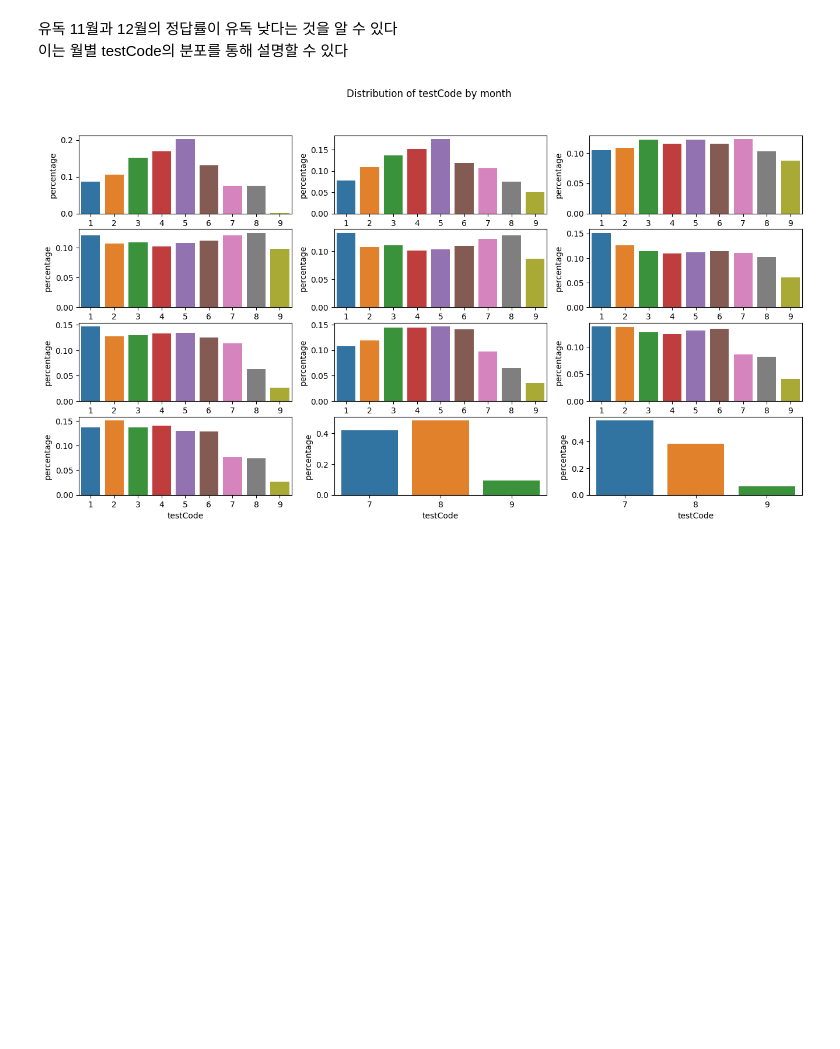
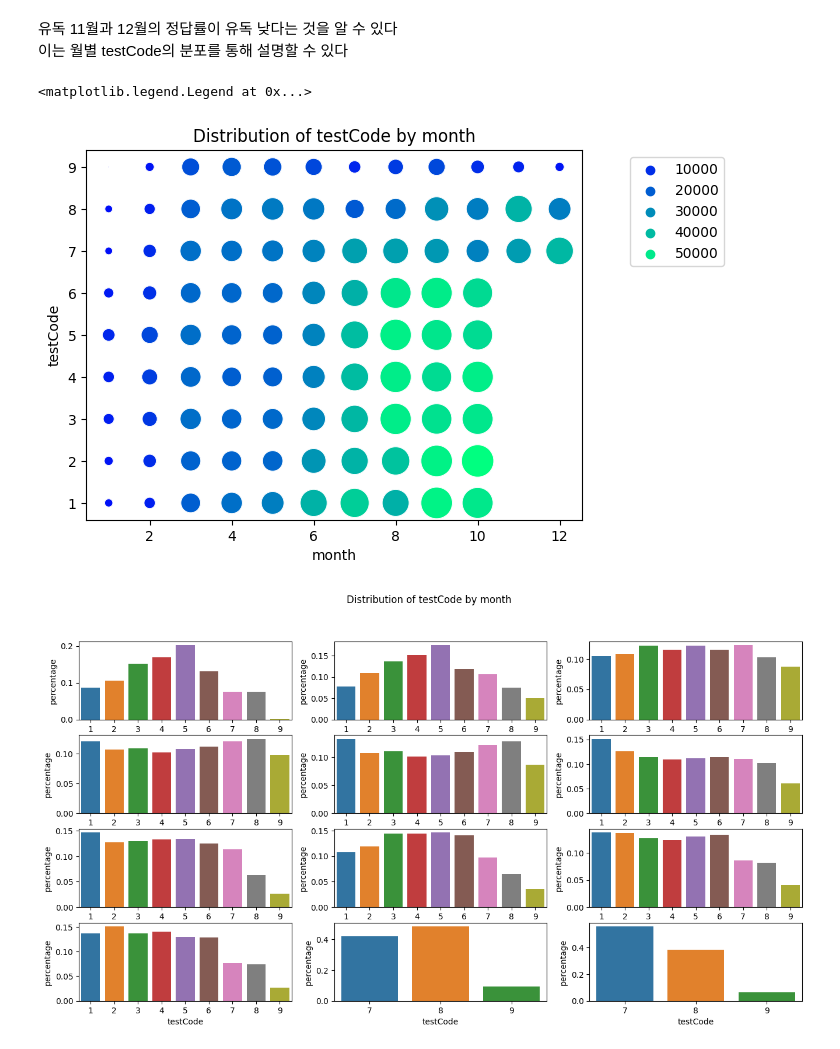
Before and after one commit to boostcampaitech5/level2_dkt-recsys-09, a Jupyter notebook: eda/eda_integration.ipynb, the cells around one changed output. Drawn from its saved outputs; the diff is of its cells as text; code cells hidden in the pictures; blank space fills up the shorter version.

Commit message:
refactor: add figure - Distribution of testCode by month figure

```diff
--- a/eda/eda_integration.ipynb
+++ b/eda/eda_integration.ipynb
@@ -819,6 +820,22 @@ month_groupby = df_month.groupby(['month', 'testCode']).agg({'assessmentItemID':
 # %%
 total = df_month.groupby('month').assessmentItemID.count().to_dict()
 month_groupby['percentage'] = month_groupby['assessmentItemID'] / month_groupby['month'].map(total)
+# %%
+fig = sns.scatterplot(
+    data=month_groupby,
+    x='month',
+    y='testCode',
+    s = month_groupby['assessmentItemID']*0.01,
+    hue = month_groupby['assessmentItemID'],
+    palette = 'winter',
+    legend = 'brief'
+)
+ax = plt.gca()
+ax.set_title('Distribution of testCode by month')
+ax.legend(loc='upper right', bbox_to_anchor=(1.3, 1))
+# %% [output]
+<matplotlib.legend.Legend at 0x...>
+[figure, added]
 # %%
 fig, axes = plt.subplots(4, 3, figsize=(16, 8))
 
```
Also changed, not shown: parts of 12 cells of this notebook.
